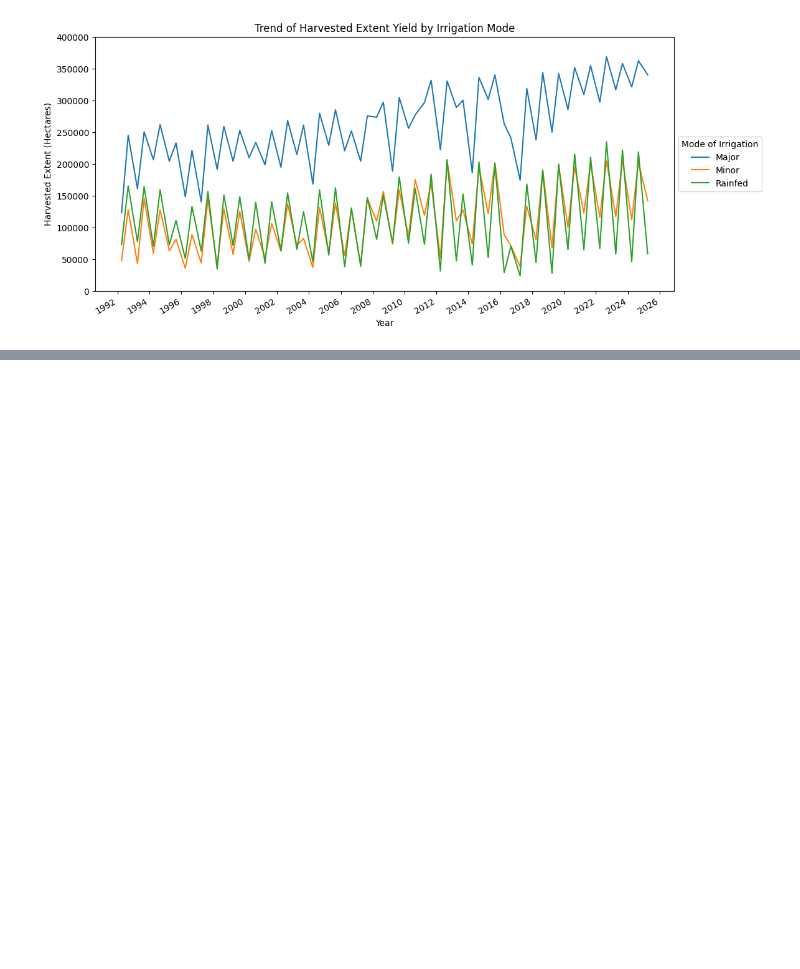
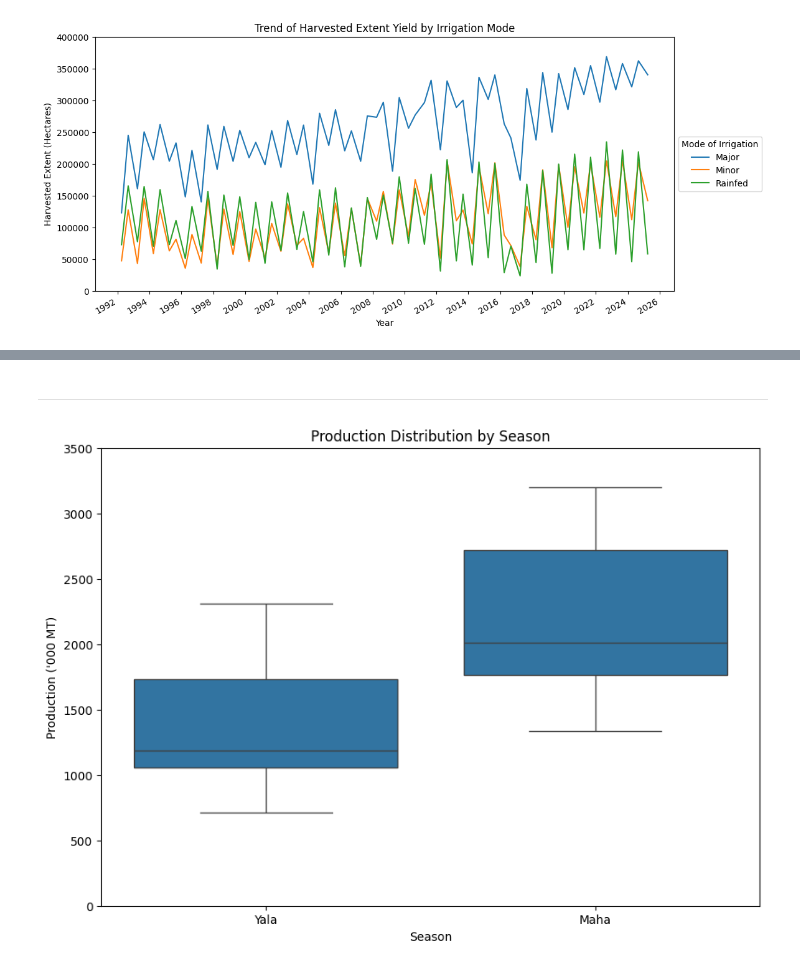
Before and after one commit to AchiniWathsala/Forecasting_Paddy_Production, a Jupyter notebook: paddy_production.ipynb, the cells around one changed output, grey strips where cells are left out. Saved outputs shown, nothing was run; the diff lists cells and outputs as text; code cells hidden in the pictures; blank space fills up the shorter version.

```diff
--- a/paddy_production.ipynb
+++ b/paddy_production.ipynb
@@ -1016,0 +1007,11 @@ plt.show()
+# %% [markdown]
+******************************************************************************************************************************************
+# %%
+plt.figure(figsize=(10,7))
+sns.boxplot(x="Season", y="Production", data=df2)
+plt.title("Production Distribution by Season")
+plt.ylabel("Production ('000 MT)")
+plt.ylim(0,3500)
+plt.show()
+# %% [output]
+[figure, added]
```
Also changed, not shown: parts of 30 cells of this notebook, 2 other files.
